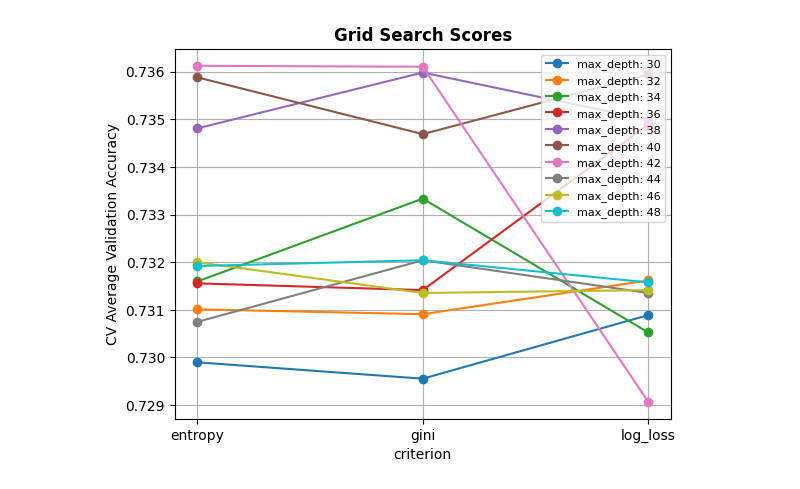
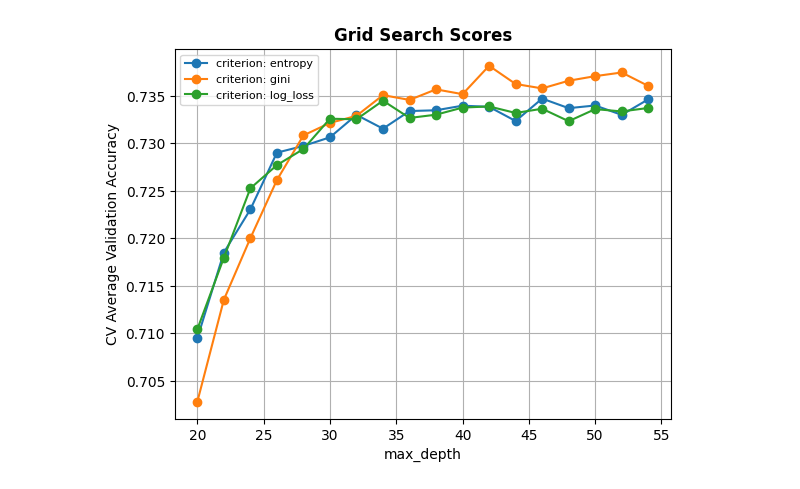
Before and after one commit to o2ba/fs-classify-products, a Jupyter notebook: data/Georgios & Joscha Random Forest/J03_Decision_Tree.ipynb, the cells around one changed output. Cells and saved outputs as stored; diff of their text form; code cells hidden in the pictures.

```diff
--- a/data/Georgios & Joscha Random Forest/J03_Decision_Tree.ipynb
+++ b/data/Georgios & Joscha Random Forest/J03_Decision_Tree.ipynb
@@ -5,7 +5,7 @@ balanced_data = pd.read_csv("balanced_data.csv")
 X = balanced_data.drop(columns='target')
 Y = balanced_data['target']
 from sklearn.model_selection import train_test_split
-X_train, X_test, Y_train, Y_test = train_test_split(X, Y, test_size = 0.2, random_state=22)
+X_train, X_test, Y_train, Y_test = train_test_split(X, Y,stratify=Y, test_size = 0.2, random_state=22)
 # %%
 def plot_grid_search_2d(cv_results, grid_param_1, grid_param_2, name_param_1, name_param_2):
 # Get Test Scores Mean and std for each grid search
@@ -24,22 +24,22 @@ def plot_grid_search_2d(cv_results, grid_param_1, grid_param_2, name_param_1, na
 # %%
 from sklearn.tree import DecisionTreeClassifier
 from sklearn.model_selection import StratifiedKFold
 from sklearn.model_selection import GridSearchCV
 import numpy as np
 import matplotlib.pyplot as plt
 
 etmodel = DecisionTreeClassifier()
 param_grid = [
-     {'max_depth': range(30, 50, 2),
+     {'max_depth': range(20, 55, 2),
       'criterion': ['entropy', 'gini',"log_loss"]}
 ]
-skf = StratifiedKFold(n_splits=10, shuffle=True)
+
 CV_etmodel = GridSearchCV(estimator=etmodel,
                           param_grid=param_grid,
                           cv=10,
                           scoring='accuracy')
 CV_etmodel.fit(X_train, Y_train)
 
-plot_grid_search_2d(CV_etmodel.cv_results_, param_grid[0]['max_depth'], param_grid[0]['criterion'], 'max_depth', 'criterion')
+plot_grid_search_2d(CV_etmodel.cv_results_, param_grid[0]['criterion'], param_grid[0]['max_depth'], 'criterion', 'max_depth')
 # %% [output]
-[figure, old version]
+[figure, new version]
```
Also changed, not shown: parts of 5 cells of this notebook, 1 other file.
